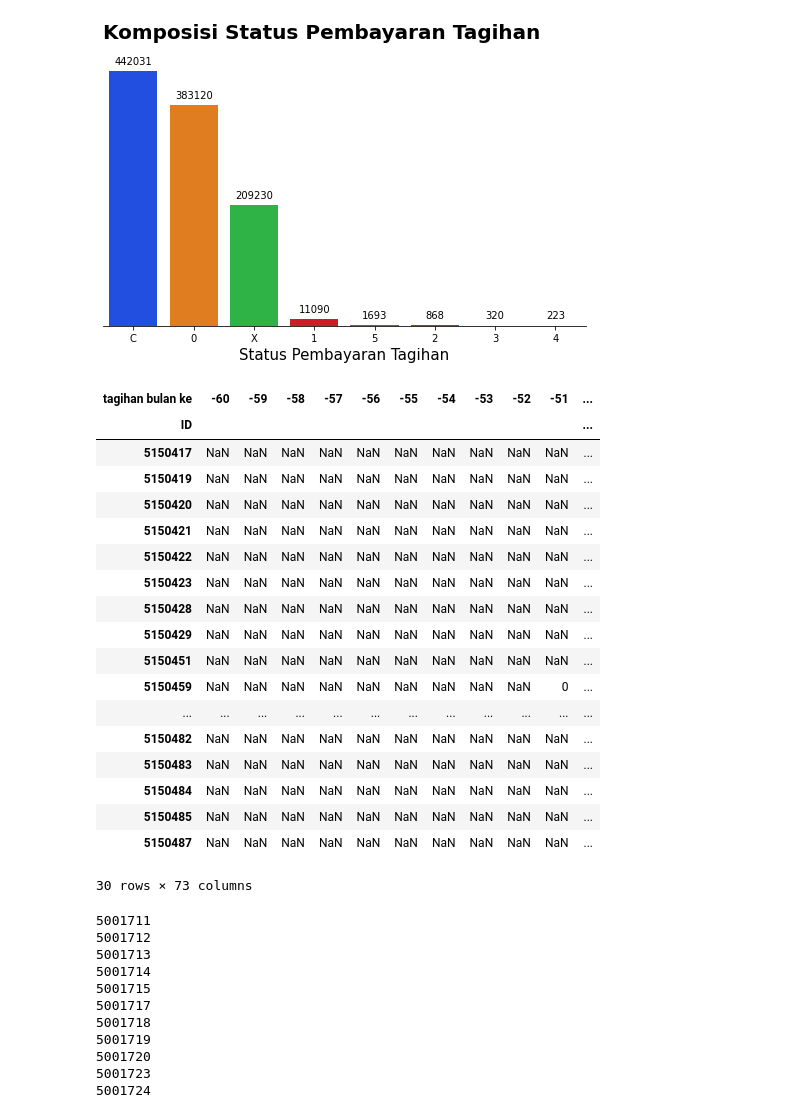
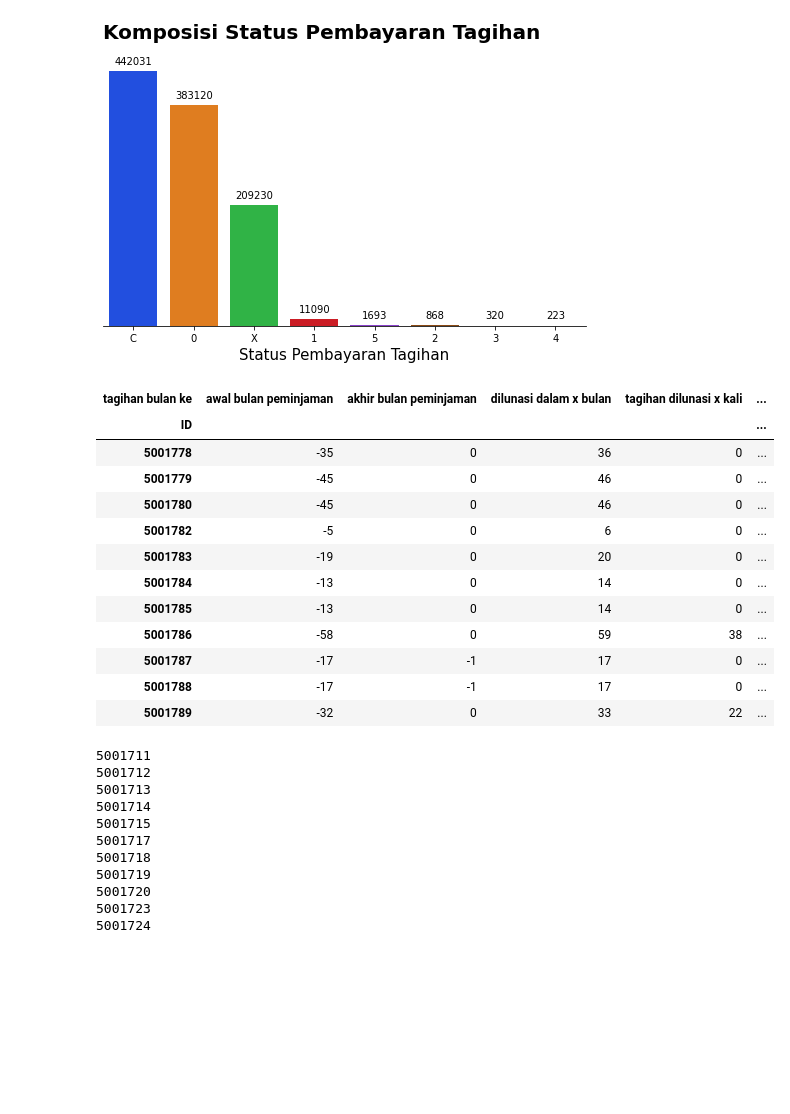
Before and after one commit to UsepSyaikalArifin/My-Projects, a Jupyter notebook: Predicting Good or Bad From Credit Card Approvals/jupyter notebook/main.ipynb, the cells around one changed output. Drawn from its saved outputs; the diff is of its cells as text; code cells hidden in the pictures; blank space fills up the shorter version.

```diff
--- a/Predicting Good or Bad From Credit Card Approvals/jupyter notebook/main.ipynb
+++ b/Predicting Good or Bad From Credit Card Approvals/jupyter notebook/main.ipynb
@@ -195,50 +195,44 @@ plt.show()
 # %%
 def pivot_idn_credits(data):
     pivot_idn_credits = data.pivot(index="ID", columns="tagihan bulan ke", values="status pembayaran tagihan")
 
     pivot_idn_credits["awal bulan peminjaman"] = data.groupby(["ID"])["tagihan bulan ke"].min()
     pivot_idn_credits["akhir bulan peminjaman"] = data.groupby(["ID"])["tagihan bulan ke"].max()
     pivot_idn_credits["dilunasi dalam x bulan"] = pivot_idn_credits["akhir bulan peminjaman"] - pivot_idn_credits["awal bulan peminjaman"]
     pivot_idn_credits["dilunasi dalam x bulan"] += 1
 
     pivot_idn_credits["tagihan dilunasi x kali"] = pivot_idn_credits[pivot_idn_credits.iloc[:,0:61] == "C" ].count(axis=1)
 
     pivot_idn_credits["tagihan telat 1-29 hari x kali"] = pivot_idn_credits[pivot_idn_credits.iloc[:,0:61] == "O" ].count(axis=1)
     pivot_idn_credits["tagihan telat 30-59 hari x kali"] = pivot_idn_credits[pivot_idn_credits.iloc[:,0:61] == "1" ].count(axis=1)
     pivot_idn_credits["tagihan telat 60-89 hari x kali"] = pivot_idn_credits[pivot_idn_credits.iloc[:,0:61] == "2" ].count(axis=1)
     pivot_idn_credits["tagihan telat 90-119 hari x kali"] = pivot_idn_credits[pivot_idn_credits.iloc[:,0:61] == "3" ].count(axis=1)
     pivot_idn_credits["tagihan telat 120-149 hari x kali"] = pivot_idn_credits[pivot_idn_credits.iloc[:,0:61] == "4" ].count(axis=1)
     pivot_idn_credits["tagihan telat > 150 hari x kali"] = pivot_idn_credits[pivot_idn_credits.iloc[:,0:61] == "5" ].count(axis=1)
 
     pivot_idn_credits[" total telat bayar"] = pivot_idn_credits["tagihan telat 1-29 hari x kali"] + pivot_idn_credits["tagihan telat 30-59 hari x kali"] + pivot_idn_credits["tagihan telat 60-89 hari x kali"] +  pivot_idn_credits["tagihan telat 90-119 hari x kali"] + pivot_idn_credits["tagihan telat 120-149 hari x kali"] + pivot_idn_credits["tagihan telat > 150 hari x kali"]
 
 
     pivot_idn_credits["tidak ada pinjaman x kali"] = pivot_idn_credits[pivot_idn_credits.iloc[:,0:61] == "X" ].count(axis=1)
 
     return pivot_idn_credits
 
 pivot_table_credits_clean = pivot_idn_credits(idn_credits)
-display(pivot_table_credits_clean.tail(30))
+display(pivot_table_credits_clean.iloc[50:61,61:74])
 # %% [output]
-| tagihan bulan ke | -60 | -59 | -58 | -57 | -56 | -55 | -54 | -53 | -52 | -51 | ... |
-| ID |  |  |  |  |  |  |  |  |  |  | ... |
-| 5150417 | NaN | NaN | NaN | NaN | NaN | NaN | NaN | NaN | NaN | NaN | ... |
-| 5150419 | NaN | NaN | NaN | NaN | NaN | NaN | NaN | NaN | NaN | NaN | ... |
-| 5150420 | NaN | NaN | NaN | NaN | NaN | NaN | NaN | NaN | NaN | NaN | ... |
-| 5150421 | NaN | NaN | NaN | NaN | NaN | NaN | NaN | NaN | NaN | NaN | ... |
-| 5150422 | NaN | NaN | NaN | NaN | NaN | NaN | NaN | NaN | NaN | NaN | ... |
-| 5150423 | NaN | NaN | NaN | NaN | NaN | NaN | NaN | NaN | NaN | NaN | ... |
-| 5150428 | NaN | NaN | NaN | NaN | NaN | NaN | NaN | NaN | NaN | NaN | ... |
-| 5150429 | NaN | NaN | NaN | NaN | NaN | NaN | NaN | NaN | NaN | NaN | ... |
-| 5150451 | NaN | NaN | NaN | NaN | NaN | NaN | NaN | NaN | NaN | NaN | ... |
-| 5150459 | NaN | NaN | NaN | NaN | NaN | NaN | NaN | NaN | NaN | 0 | ... |
-| ... | ... | ... | ... | ... | ... | ... | ... | ... | ... | ... | ... |
-| 5150482 | NaN | NaN | NaN | NaN | NaN | NaN | NaN | NaN | NaN | NaN | ... |
-| 5150483 | NaN | NaN | NaN | NaN | NaN | NaN | NaN | NaN | NaN | NaN | ... |
-| 5150484 | NaN | NaN | NaN | NaN | NaN | NaN | NaN | NaN | NaN | NaN | ... |
-| 5150485 | NaN | NaN | NaN | NaN | NaN | NaN | NaN | NaN | NaN | NaN | ... |
-| 5150487 | NaN | NaN | NaN | NaN | NaN | NaN | NaN | NaN | NaN | NaN | ... |
+| tagihan bulan ke | awal bulan peminjaman | akhir bulan peminjaman | dilunasi dalam x bulan | tagihan dilunasi x kali | ... |
+| ID |  |  |  |  | ... |
+| 5001778 | -35 | 0 | 36 | 0 | ... |
+| 5001779 | -45 | 0 | 46 | 0 | ... |
+| 5001780 | -45 | 0 | 46 | 0 | ... |
+| 5001782 | -5 | 0 | 6 | 0 | ... |
+| 5001783 | -19 | 0 | 20 | 0 | ... |
+| 5001784 | -13 | 0 | 14 | 0 | ... |
+| 5001785 | -13 | 0 | 14 | 0 | ... |
+| 5001786 | -58 | 0 | 59 | 38 | ... |
+| 5001787 | -17 | -1 | 17 | 0 | ... |
+| 5001788 | -17 | -1 | 17 | 0 | ... |
+| 5001789 | -32 | 0 | 33 | 22 | ... |
-30 rows × 73 columns
 # %%
 for i, column in pivot_table_credits_clean.iterrows():
     print(i)
```
